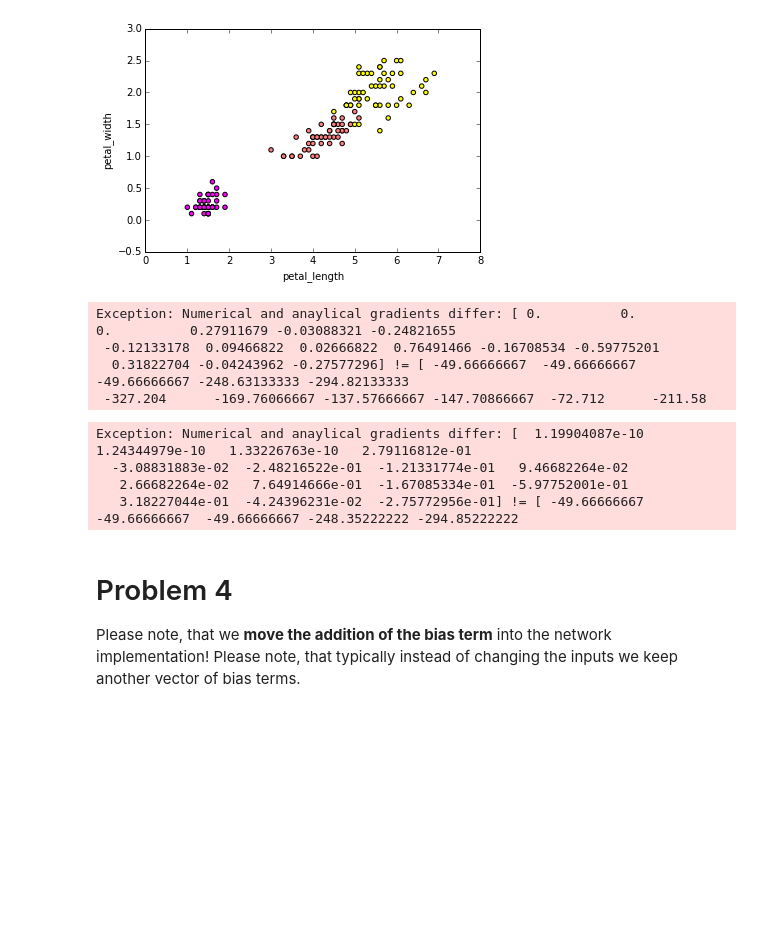
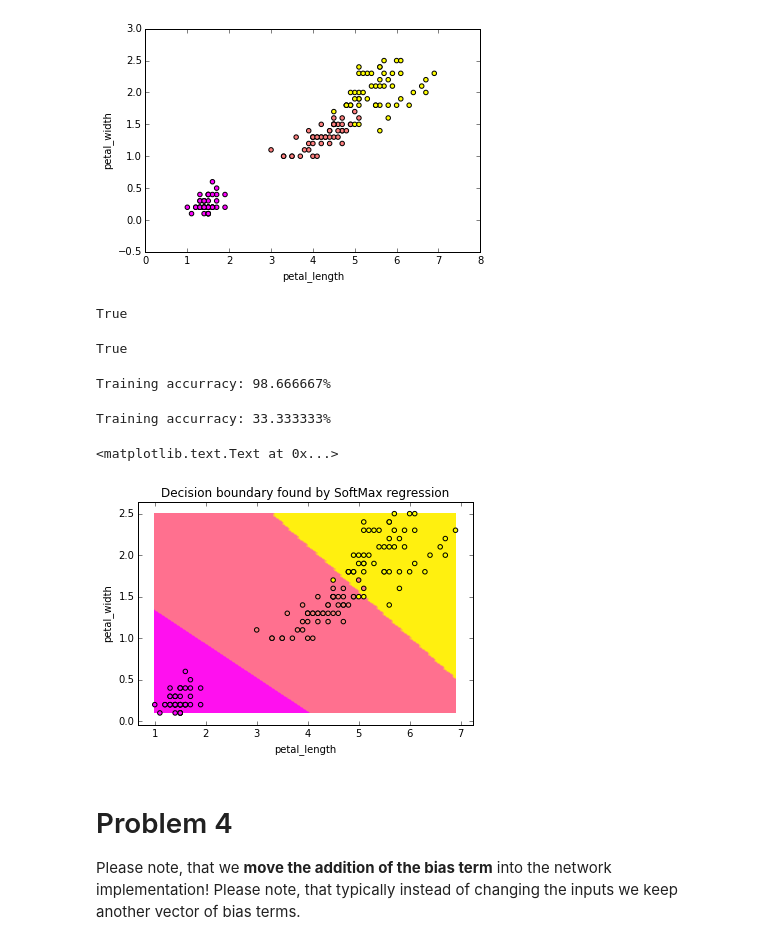
Before and after one commit to scoiatael/nn_assignments, a Jupyter notebook: assignment4/assignment4.ipynb, the cells around one changed output. Saved outputs shown, nothing was run; the diff lists cells and outputs as text; code cells hidden in the pictures; blank space fills up the shorter version.

Commit message:
cheated gradient

```diff
--- a/assignment4/assignment4.ipynb
+++ b/assignment4/assignment4.ipynb
@@ -38,7 +38,7 @@ IrisY is a (1, 150)-shaped matrix of int64
 <matplotlib.text.Text at 0x...>
 [figure]
 # %%
-def SoftMaxRegression_implementation(ThetaFlat, X, Y=None, return_probabilities=False):
+def SoftMaxRegression_implementation(ThetaFlat, X, Y=None, return_probabilities=False, use_numerical_gradient=True):
     """
     Compute the outputs of a softmax classifier, or the loss and gradient
 
@@ -52,7 +52,7 @@ def SoftMaxRegression_implementation(ThetaFlat, X, Y=None, return_probabilities=
         optional array of desired targets of shape 1 x n_samples
     return_probabilities :
         if True, the probabilities are returned and Y is not used
-        if False, the los and gradient is computed on the X,Y pairs
+        if False, the loss and gradient are computed on the X,Y pairs
     """
     #X is num_features x num_samples
     num_features, num_samples = X.shape
@@ -64,7 +64,7 @@ def SoftMaxRegression_implementation(ThetaFlat, X, Y=None, return_probabilities=
 
     #Activation of softmax neurons
     #A's shape should be num_classes x num_samples
-    #
+    # TODO
     A = Theta.T.dot(X)
     #
 
@@ -80,7 +80,8 @@ def SoftMaxRegression_implementation(ThetaFlat, X, Y=None, return_probabilities=
         ret = e/e.sum()
         assert(abs(ret.sum() - 1.0) < 0.00001)
         return ret
-    O = array([norm(o) for o in O])
+    O = array([norm(o) for o in O.T]).T
+    #O = norm(O)
 
     if return_probabilities:
         return O
@@ -95,16 +96,23 @@ def SoftMaxRegression_implementation(ThetaFlat, X, Y=None, return_probabilities=
     #Please fill in its computation
     #
     # TODO
-    Yi_is_k = array([[1 if Yr[i] == k else 0 for k in range(num_classes)] for i in range(num_samples)]).T
-    assert(Yi_is_k.T.sum() == num_samples)
-    dLdA1 = array([[O[k,i] - (1 if Yr[i] == k else 0) for i in range(num_samples)] for k in range(num_classes)])
-    # assert((dLdA == (O - Yi_is_k)).all())
+    def make_row(x):
+        a = zeros(num_classes)
+        a[x] = 1.
+        return a
+    Yi_is_k = array([make_row(x) for x in Yr]).T
+    dLdA1 = array([[O[k,i] - (1. if Yr[i] == k else 0.) for i in range(num_samples)] for k in range(num_classes)])
     #
-    dLdA2 = array([[(1 if Yr[i] == k else 0)*(O[k,i]- 1.) for i in range(num_samples)] for k in range(num_classes)])
-    dLdA = dLdA2
+    dLdA2 = O - Yi_is_k
+    dLdA = dLdA1
 
     #Now we compute the gradient of the loss with respect to Theta
     dLdTheta = np.dot(X, dLdA.T)
+
+    if use_numerical_gradient:
+        dLdTheta = numerical_gradient(
+            lambda T: SoftMaxRegression_implementation(T, X, Y, use_numerical_gradient=False),
+            ThetaFlat)
 
     #reshape gard into the shape of Theta, for fmin_l_bfsgb to work
     return L, dLdTheta.reshape(ThetaFlat.shape)
@@ -115,10 +123,7 @@ iris_log_reg_cost = lambda Theta: SoftMaxRegression_implementation(Theta, IrisXF
 check_gradient(iris_log_reg_cost, np.zeros((3*5,)))
 check_gradient(iris_log_reg_cost, np.random.rand(3*5)*2.0-1.0)
 # %% [output]
-Exception: Numerical and anaylical gradients differ: [ 0.          0.          0.          0.27911679 -0.03088321 -0.24821655
- -0.12133178  0.09466822  0.02666822  0.76491466 -0.16708534 -0.59775201
-  0.31822704 -0.04243962 -0.27577296] != [ -49.66666667  -49.66666667  -49.66666667 -248.63133333 -294.82133333
- -327.204      -169.76066667 -137.57666667 -147.70866667  -72.712      -211.58
+True
 # %%
 #
 # Call a solver
@@ -129,10 +134,7 @@ ThetaOpt = sopt.fmin_l_bfgs_b(iris_log_reg_cost, np.zeros((3*5,)), iprint=1)[0]
 
 check_gradient(iris_log_reg_cost, ThetaOpt)
 # %% [output]
-Exception: Numerical and anaylical gradients differ: [  1.19904087e-10   1.24344979e-10   1.33226763e-10   2.79116812e-01
-  -3.08831883e-02  -2.48216522e-01  -1.21331774e-01   9.46682264e-02
-   2.66682264e-02   7.64914666e-01  -1.67085334e-01  -5.97752001e-01
-   3.18227044e-01  -4.24396231e-02  -2.75772956e-01] != [ -49.66666667  -49.66666667  -49.66666667 -248.35222222 -294.85222222
+True
 # %%
 #
 # Compute training errors
@@ -142,14 +144,29 @@ probabilities = SoftMaxRegression_implementation(ThetaOpt, IrisXFull, return_pro
 predictions = np.argmax(probabilities,0)
 
 print "Training accurracy: %f%%" % ((predictions==IrisY.ravel()).mean()*100)
+# %% [output]
+Training accurracy: 98.666667%
 # %%
 #
 # Now redo the training for two features
 #
 # TODO - again, use l_bfgs to find optimal theta, then compute probabilities and new predictions.
+iris2_log_reg_cost = lambda Theta: SoftMaxRegression_implementation(Theta, IrisX2feats, IrisY, False)
+#Make sure that the gradient computation is OK
+check_gradient(iris_log_reg_cost, np.zeros((3*5,)))
+check_gradient(iris_log_reg_cost, np.random.rand(3*5)*2.0-1.0)
+Theta2class = sopt.fmin_l_bfgs_b(iris2_log_reg_cost, np.zeros((3*5,)), iprint=1)[0]
+
+check_gradient(iris_log_reg_cost, ThetaOpt)
+
+probabilities2 = SoftMaxRegression_implementation(ThetaOpt, IrisX2feats, return_probabilities=True)
+predictions2 = np.argmax(probabilities2,0)
 #
 
-print "Training accurracy: %f%%" % ((predictions==IrisY.ravel()).mean()*100)
+
+print "Training accurracy: %f%%" % ((predictions2==IrisY.ravel()).mean()*100)
+# %% [output]
+Training accurracy: 33.333333%
 # %%
 #
 # Now plot the decision boundary
@@ -163,9 +180,12 @@ predictions_Grid = SoftMaxRegression_implementation(Theta2class, IrisXGrid, retu
 # %%
 contourf(petal_lengths, petal_widths, predictions_Grid.reshape(petal_lengths.shape), cmap='spring')
 scatter(IrisX2feats[1,:], IrisX2feats[2,:], c=IrisY.ravel(), cmap='spring')
 xlabel('petal_length')
 ylabel('petal_width')
-title('Decision boundary found by SoftMAx regression')
+title('Decision boundary found by SoftMax regression')
+# %% [output]
+<matplotlib.text.Text at 0x...>
+[figure, added]
 # %% [markdown]
 # Problem 4
 
```
Also changed, not shown: parts of 6 cells of this notebook, 2 other files.
